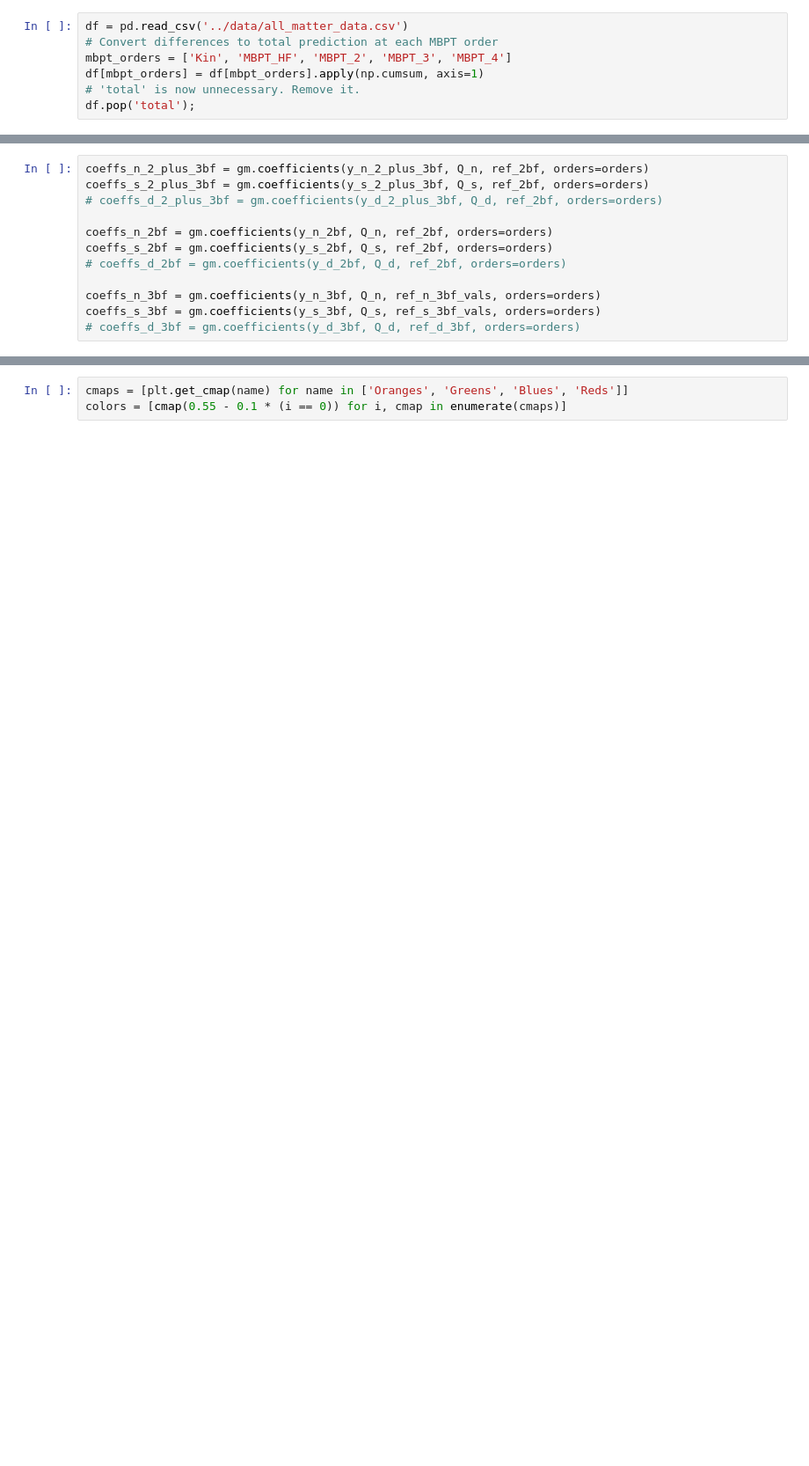
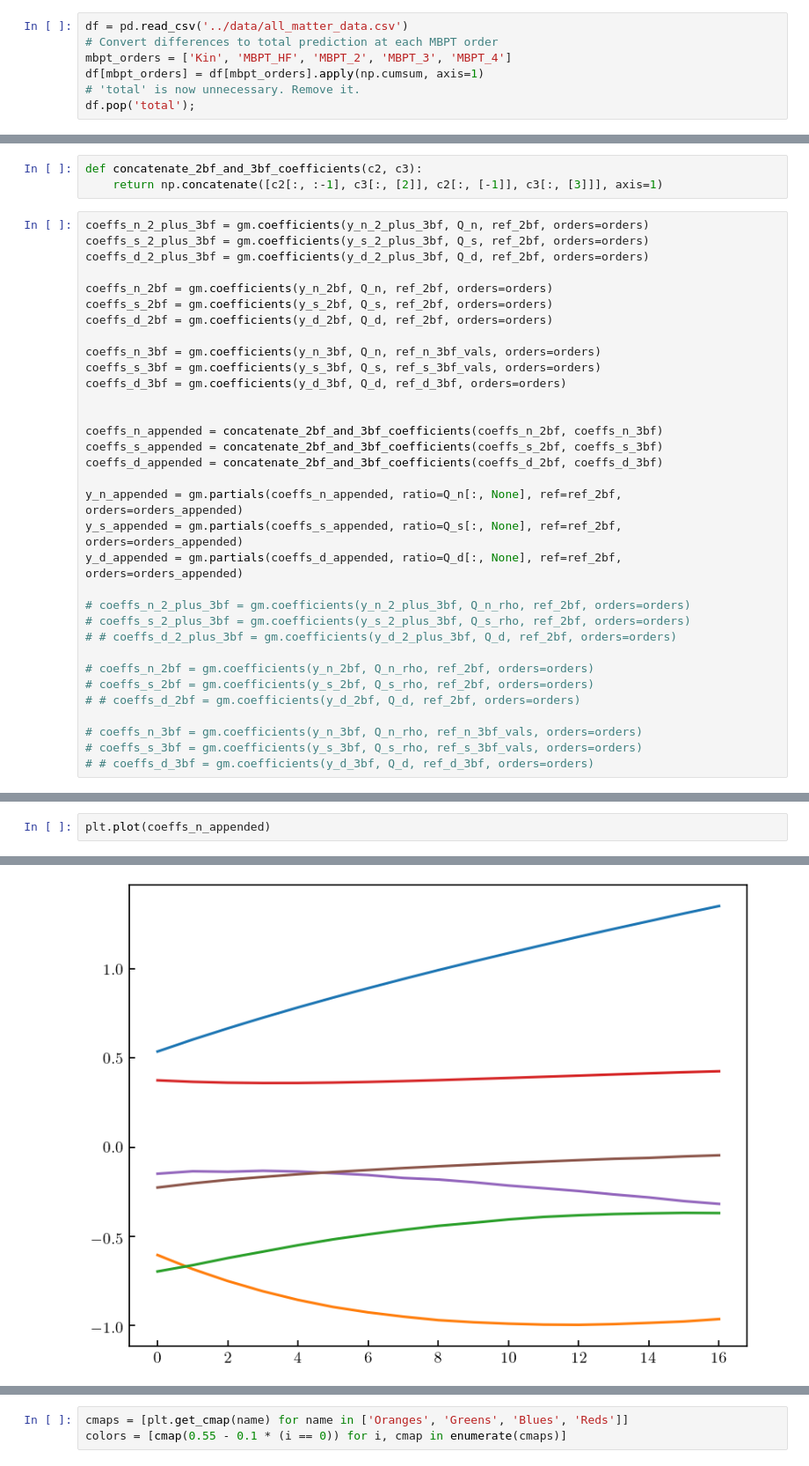
Before and after one commit to buqeye/nuclear-matter-convergence, a Jupyter notebook: analysis/3BF_convergence.ipynb, the cells around one changed output, grey strips where cells are left out. Shown at 88% size. Cells and saved outputs as stored; diff of their text form; blank space fills up the shorter version.

```diff
--- a/analysis/3BF_convergence.ipynb
+++ b/analysis/3BF_convergence.ipynb
@@ -279,13 +199,37 @@ Q_s = ratio_kf(Kf_s, breakdown=Lb)
 # Q_d = ratio_kf(Kf_d, breakdown=Lb)
+# %%
+def concatenate_2bf_and_3bf_coefficients(c2, c3):
+    return np.concatenate([c2[:, :-1], c3[:, [2]], c2[:, [-1]], c3[:, [3]]], axis=1)
 # %%
 coeffs_n_2_plus_3bf = gm.coefficients(y_n_2_plus_3bf, Q_n, ref_2bf, orders=orders)
 coeffs_s_2_plus_3bf = gm.coefficients(y_s_2_plus_3bf, Q_s, ref_2bf, orders=orders)
-# coeffs_d_2_plus_3bf = gm.coefficients(y_d_2_plus_3bf, Q_d, ref_2bf, orders=orders)
+coeffs_d_2_plus_3bf = gm.coefficients(y_d_2_plus_3bf, Q_d, ref_2bf, orders=orders)
 
 coeffs_n_2bf = gm.coefficients(y_n_2bf, Q_n, ref_2bf, orders=orders)
 coeffs_s_2bf = gm.coefficients(y_s_2bf, Q_s, ref_2bf, orders=orders)
-# coeffs_d_2bf = gm.coefficients(y_d_2bf, Q_d, ref_2bf, orders=orders)
+coeffs_d_2bf = gm.coefficients(y_d_2bf, Q_d, ref_2bf, orders=orders)
 
 coeffs_n_3bf = gm.coefficients(y_n_3bf, Q_n, ref_n_3bf_vals, orders=orders)
 coeffs_s_3bf = gm.coefficients(y_s_3bf, Q_s, ref_s_3bf_vals, orders=orders)
-# coeffs_d_3bf = gm.coefficients(y_d_3bf, Q_d, ref_d_3bf, orders=orders)
+coeffs_d_3bf = gm.coefficients(y_d_3bf, Q_d, ref_d_3bf, orders=orders)
+
+
+coeffs_n_appended = concatenate_2bf_and_3bf_coefficients(coeffs_n_2bf, coeffs_n_3bf)
+coeffs_s_appended = concatenate_2bf_and_3bf_coefficients(coeffs_s_2bf, coeffs_s_3bf)
+coeffs_d_appended = concatenate_2bf_and_3bf_coefficients(coeffs_d_2bf, coeffs_d_3bf)
+
+y_n_appended = gm.partials(coeffs_n_appended, ratio=Q_n[:, None], ref=ref_2bf, orders=orders_appended)
+y_s_appended = gm.partials(coeffs_s_appended, ratio=Q_s[:, None], ref=ref_2bf, orders=orders_appended)
+y_d_appended = gm.partials(coeffs_d_appended, ratio=Q_d[:, None], ref=ref_2bf, orders=orders_appended)
+
+# coeffs_n_2_plus_3bf = gm.coefficients(y_n_2_plus_3bf, Q_n_rho, ref_2bf, orders=orders)
+# coeffs_s_2_plus_3bf = gm.coefficients(y_s_2_plus_3bf, Q_s_rho, ref_2bf, orders=orders)
+# # coeffs_d_2_plus_3bf = gm.coefficients(y_d_2_plus_3bf, Q_d, ref_2bf, orders=orders)
+
+# coeffs_n_2bf = gm.coefficients(y_n_2bf, Q_n_rho, ref_2bf, orders=orders)
+# coeffs_s_2bf = gm.coefficients(y_s_2bf, Q_s_rho, ref_2bf, orders=orders)
+# # coeffs_d_2bf = gm.coefficients(y_d_2bf, Q_d, ref_2bf, orders=orders)
+
+# coeffs_n_3bf = gm.coefficients(y_n_3bf, Q_n_rho, ref_n_3bf_vals, orders=orders)
+# coeffs_s_3bf = gm.coefficients(y_s_3bf, Q_s_rho, ref_s_3bf_vals, orders=orders)
+# # coeffs_d_3bf = gm.coefficients(y_d_3bf, Q_d, ref_d_3bf, orders=orders)
@@ -291,0 +244,3 @@ coeffs_s_3bf = gm.coefficients(y_s_3bf, Q_s, ref_s_3bf_vals, orders=orders)
+# %%
+plt.plot(coeffs_n_appended)
+# %% [output]
@@ -291,0 +253 @@ coeffs_s_3bf = gm.coefficients(y_s_3bf, Q_s, ref_s_3bf_vals, orders=orders)
+[figure, added]
```
Also changed, not shown: parts of 52 cells of this notebook.
